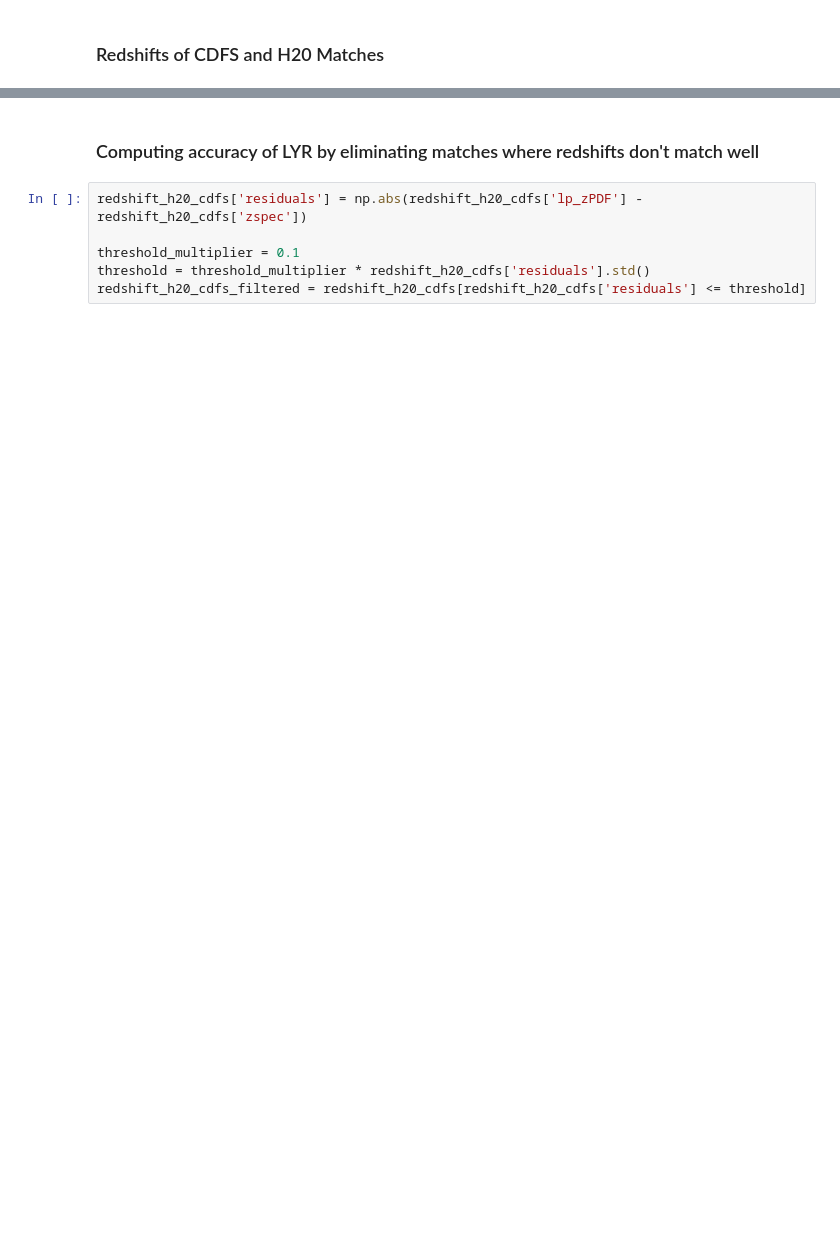
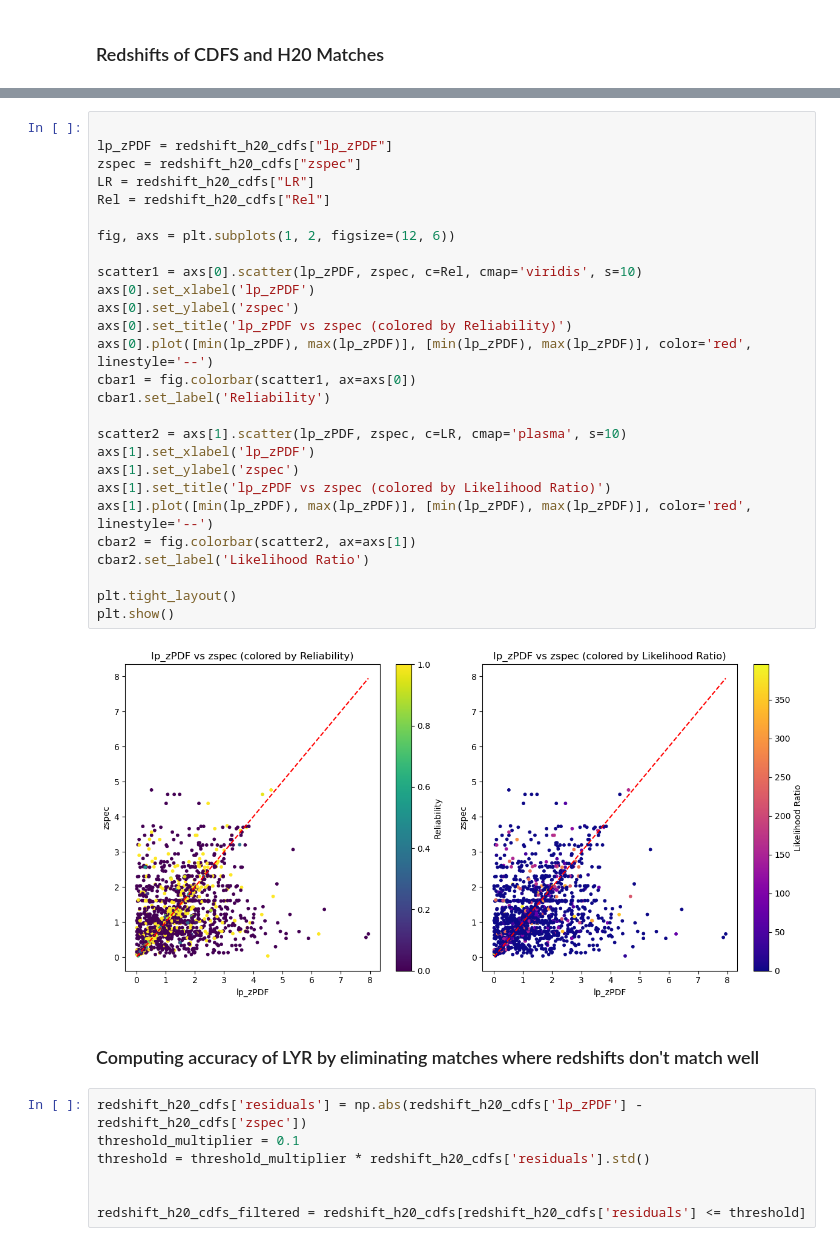
Before and after one commit to trevin-lee/h20-xray-catalog-matching, a Jupyter notebook: src/accuracy_analysis.ipynb, the cells around one changed output, grey strips where cells are left out. Drawn from its saved outputs; the diff is of its cells as text; blank space fills up the shorter version.

```diff
--- a/src/accuracy_analysis.ipynb
+++ b/src/accuracy_analysis.ipynb
@@ -105,10 +126,40 @@ plt.show()
+# %%
+
+lp_zPDF = redshift_h20_cdfs["lp_zPDF"]
+zspec = redshift_h20_cdfs["zspec"]
+LR = redshift_h20_cdfs["LR"]
+Rel = redshift_h20_cdfs["Rel"]
+
+fig, axs = plt.subplots(1, 2, figsize=(12, 6))
+
+scatter1 = axs[0].scatter(lp_zPDF, zspec, c=Rel, cmap='viridis', s=10)
+axs[0].set_xlabel('lp_zPDF')
+axs[0].set_ylabel('zspec')
+axs[0].set_title('lp_zPDF vs zspec (colored by Reliability)')
+axs[0].plot([min(lp_zPDF), max(lp_zPDF)], [min(lp_zPDF), max(lp_zPDF)], color='red', linestyle='--')
+cbar1 = fig.colorbar(scatter1, ax=axs[0])
+cbar1.set_label('Reliability')
+
+scatter2 = axs[1].scatter(lp_zPDF, zspec, c=LR, cmap='plasma', s=10)
+axs[1].set_xlabel('lp_zPDF')
+axs[1].set_ylabel('zspec')
+axs[1].set_title('lp_zPDF vs zspec (colored by Likelihood Ratio)')
+axs[1].plot([min(lp_zPDF), max(lp_zPDF)], [min(lp_zPDF), max(lp_zPDF)], color='red', linestyle='--')
+cbar2 = fig.colorbar(scatter2, ax=axs[1])
+cbar2.set_label('Likelihood Ratio')
+
+plt.tight_layout()
+plt.show()
+# %% [output]
+[figure, added]
 # %% [markdown]
 ### Computing accuracy of LYR by eliminating matches where redshifts don't match well
 # %%
 redshift_h20_cdfs['residuals'] = np.abs(redshift_h20_cdfs['lp_zPDF'] - redshift_h20_cdfs['zspec'])
-
 threshold_multiplier = 0.1
 threshold = threshold_multiplier * redshift_h20_cdfs['residuals'].std()
+
+
 redshift_h20_cdfs_filtered = redshift_h20_cdfs[redshift_h20_cdfs['residuals'] <= threshold]
 # %%
 plt.figure(figsize=(10, 6))
```
Also changed, not shown: parts of 9 cells of this notebook, 24 other files.
